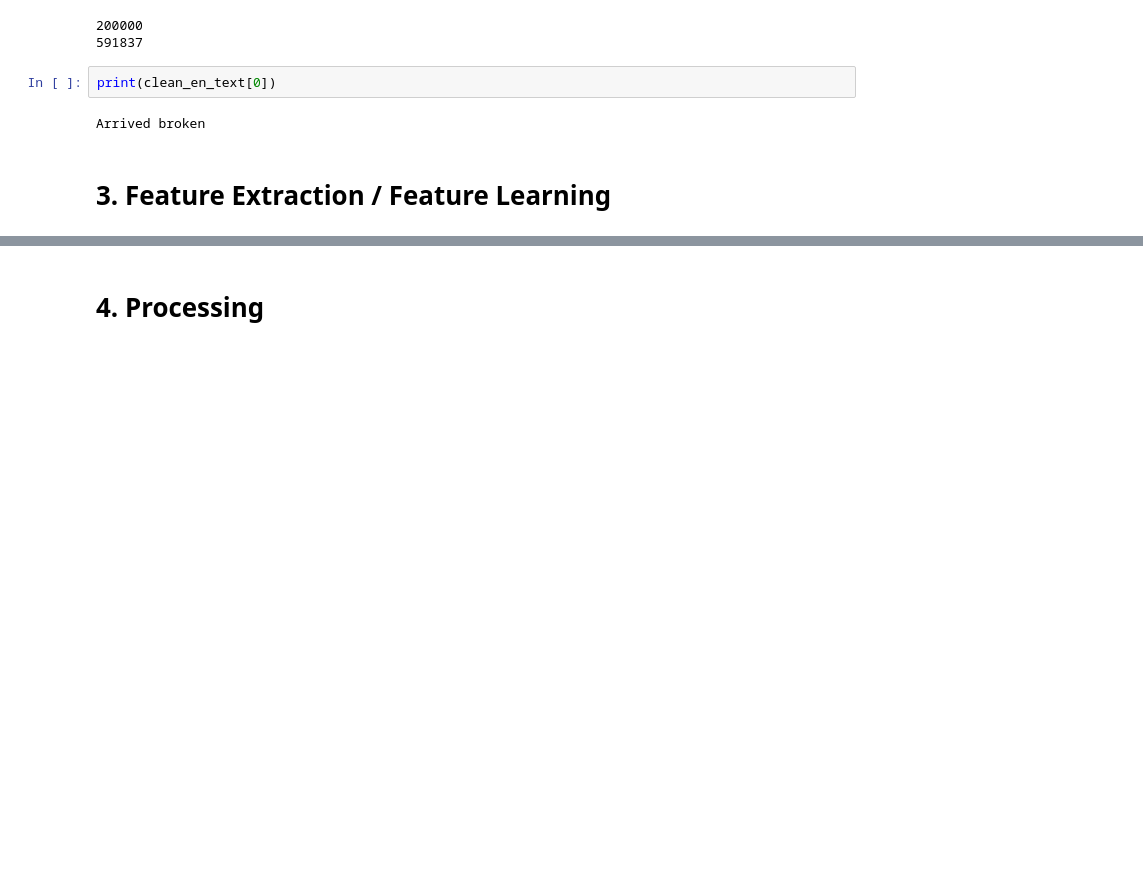
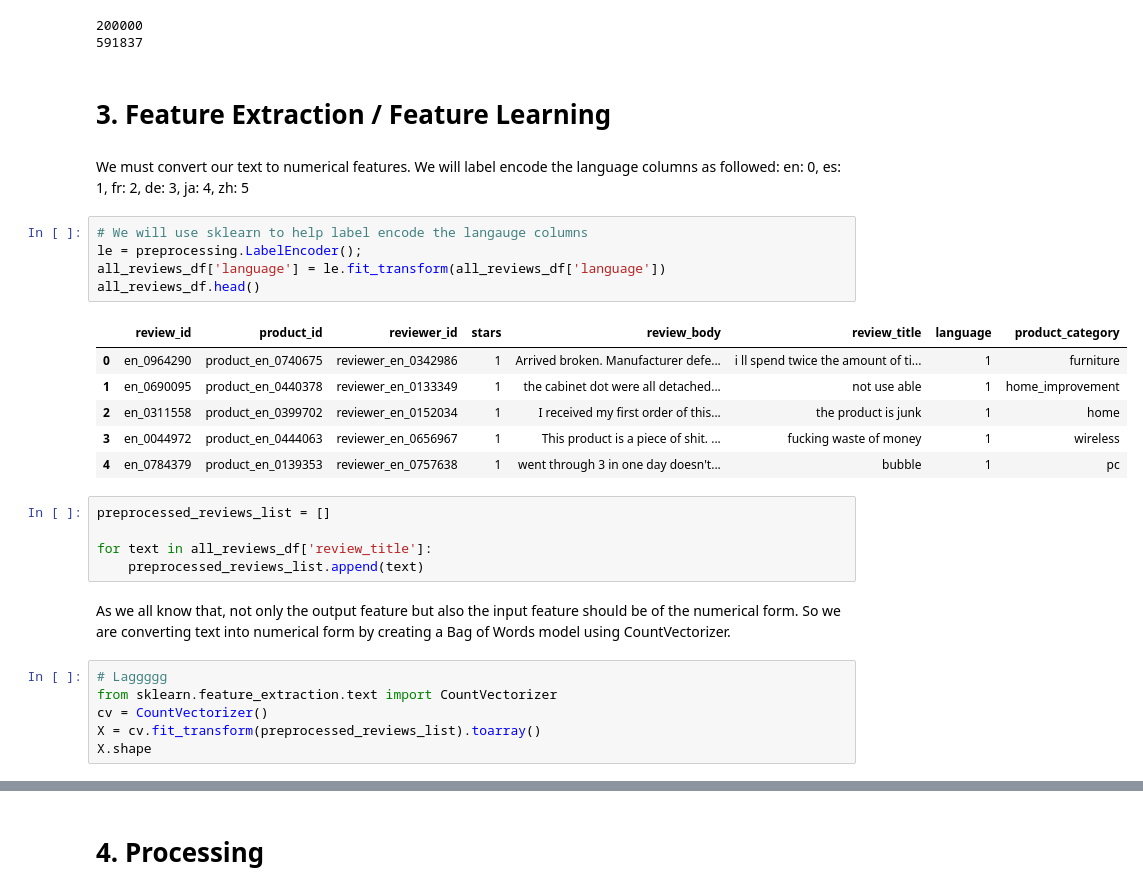
Before and after one commit to Ravi-Raghavan/ECE_443_Term_Project, a Jupyter notebook: AmazonReviews/AmazonReviews.ipynb, the cells around one changed output, grey strips where cells are left out. Cells and saved outputs as stored; diff of their text form; blank space fills up the shorter version.

```diff
--- a/AmazonReviews/AmazonReviews.ipynb
+++ b/AmazonReviews/AmazonReviews.ipynb
@@ -357,9 +327,32 @@ print(len(clean_en_text))
 # %% [output]
 200000
 591837
-# %%
-print(clean_en_text[0])
-# %% [output]
-Arrived broken
 # %% [markdown]
 # **3. Feature Extraction / Feature Learning**
+# %% [markdown]
+We must convert our text to numerical features. We will label encode the language columns as followed: en: 0, es: 1, fr: 2, de: 3, ja: 4, zh: 5
+# %%
+# We will use sklearn to help label encode the langauge columns
+le = preprocessing.LabelEncoder();
+all_reviews_df['language'] = le.fit_transform(all_reviews_df['language'])
+all_reviews_df.head()
+# %% [output]
+|  | review_id | product_id | reviewer_id | stars | review_body | review_title | language | product_category |
+| 0 | en_0964290 | product_en_0740675 | reviewer_en_0342986 | 1 | Arrived broken. Manufacturer defe... | i ll spend twice the amount of ti... | 1 | furniture |
+| 1 | en_0690095 | product_en_0440378 | reviewer_en_0133349 | 1 | the cabinet dot were all detached... | not use able | 1 | home_improvement |
+| 2 | en_0311558 | product_en_0399702 | reviewer_en_0152034 | 1 | I received my first order of this... | the product is junk | 1 | home |
+| 3 | en_0044972 | product_en_0444063 | reviewer_en_0656967 | 1 | This product is a piece of shit. ... | fucking waste of money | 1 | wireless |
+| 4 | en_0784379 | product_en_0139353 | reviewer_en_0757638 | 1 | went through 3 in one day doesn't... | bubble | 1 | pc |
+# %%
+preprocessed_reviews_list = []
+
+for text in all_reviews_df['review_title']:
+    preprocessed_reviews_list.append(text)
+# %% [markdown]
+As we all know that, not only the output feature but also the input feature should be of the numerical form. So we are converting text into numerical form by creating a Bag of Words model using CountVectorizer.
+# %%
+# Laggggg
+from sklearn.feature_extraction.text import CountVectorizer
+cv = CountVectorizer()
+X = cv.fit_transform(preprocessed_reviews_list).toarray()
+X.shape
```
Also changed, not shown: parts of 10 cells of this notebook.
